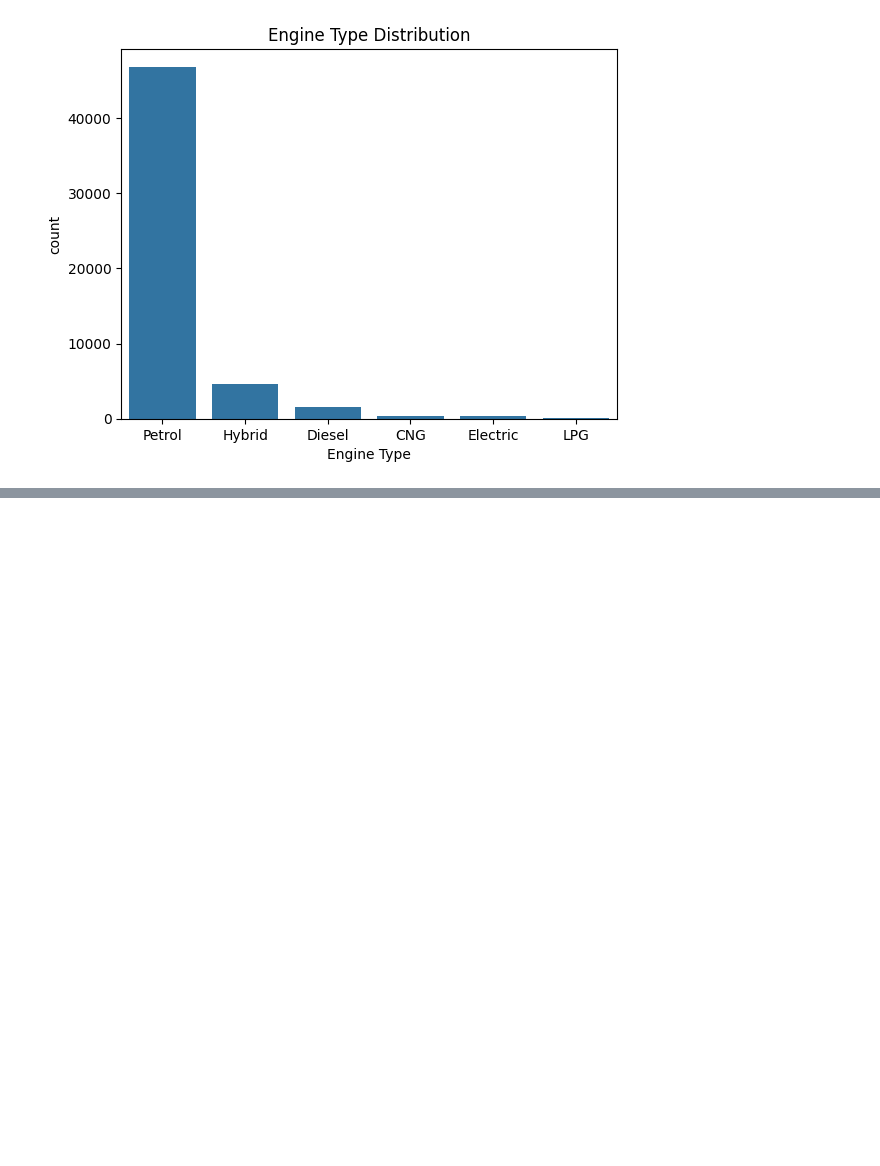
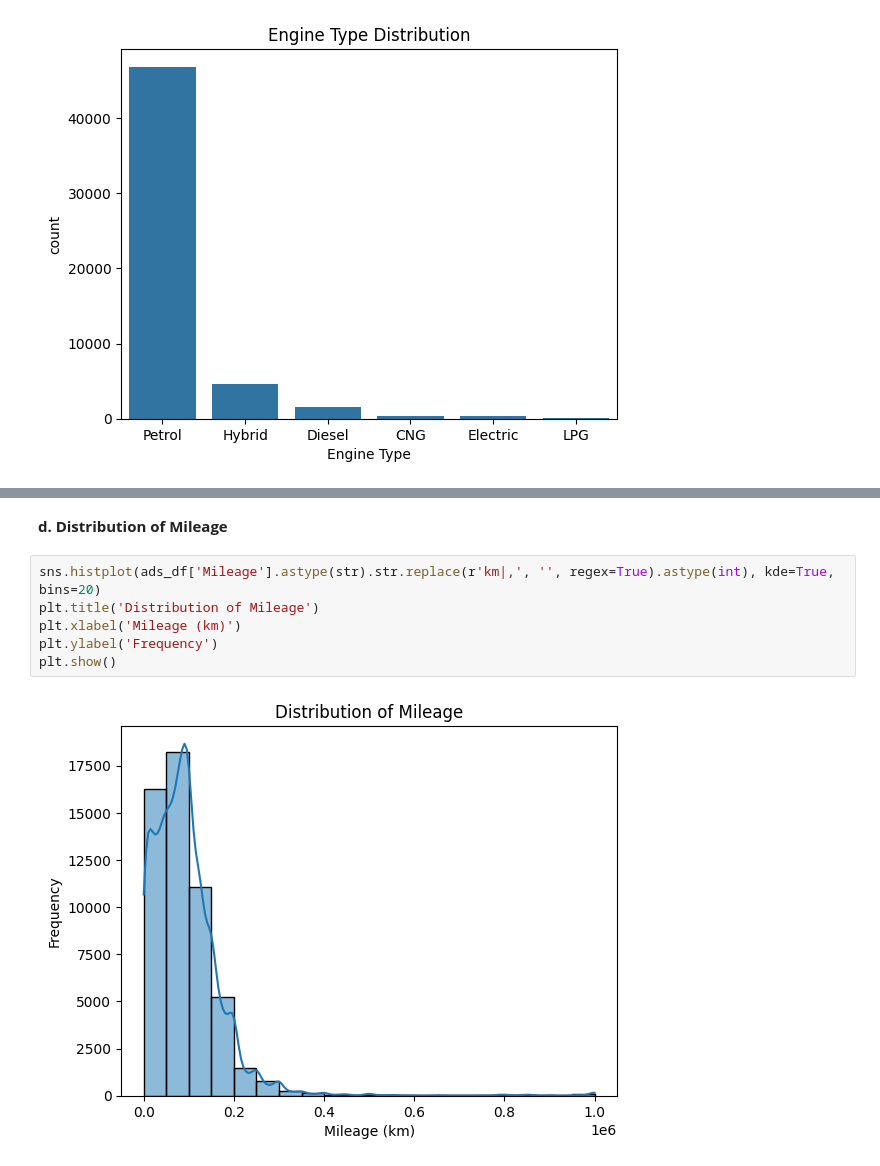
Before and after one commit to Muneeb-03/CS334-PakWheels-Project, a Jupyter notebook: project.ipynb, the cells around one changed output, grey strips where cells are left out. Drawn from its saved outputs; the diff is of its cells as text; blank space fills up the shorter version.

```diff
--- a/project.ipynb
+++ b/project.ipynb
@@ -140,0 +154,10 @@ ads_data.shape
+# %% [markdown]
+**d. Distribution of Mileage**
+# %%
+sns.histplot(ads_df['Mileage'].astype(str).str.replace(r'km|,', '', regex=True).astype(int), kde=True, bins=20)
+plt.title('Distribution of Mileage')
+plt.xlabel('Mileage (km)')
+plt.ylabel('Frequency')
+plt.show()
+# %% [output]
+[figure, added]
```
Also changed, not shown: parts of 16 cells of this notebook.
